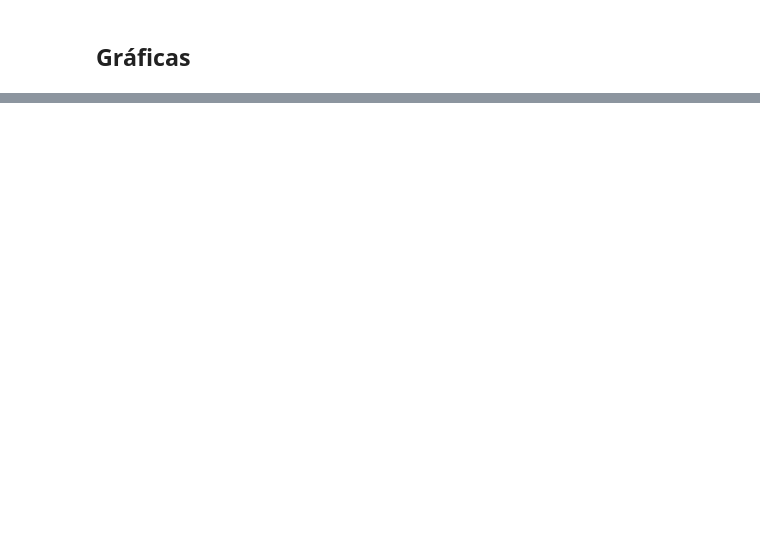
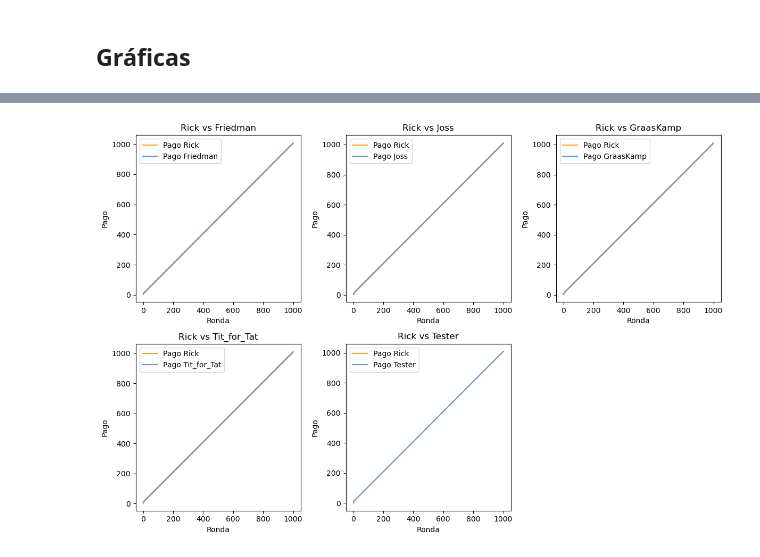
Before and after one commit to AlexFajardo26/Teoria_de_juegos, a Jupyter notebook: Proyecto.ipynb, the cells around one changed output, grey strips where cells are left out. Drawn from its saved outputs; the diff is of its cells as text; code cells hidden in the pictures; blank space fills up the shorter version.

```diff
--- a/Proyecto.ipynb
+++ b/Proyecto.ipynb
@@ -236,0 +268,26 @@ ValueError: shape mismatch: objects cannot be broadcast to a single shape.  Mism
+# %%
+Rick_game = Rick(aleatorio)
+
+nombres_Rick = ['Friedman', 'Joss', 'GraasKamp', 'Tit_for_Tat', 'Tester']
+oponentes_Rick = [Friedman, Joss, GraasKamp, Tit_for_Tat, Tester]
+
+df_Rick = []
+
+for i in range(len(nombres_Rick)):
+    nombre = nombres_Rick[i]
+    funcion = oponentes_Rick[i]
+
+    plays_op = funcion(Rick_game)
+    pagos_Rick, pagos_oponente = calcular_pagos(Rick_game, plays_op)
+
+    df2_Rick = pd.DataFrame({
+        'Ronda': list(range(1, len(aleatorio) + 1)),
+        'Rick': Rick_game,
+        nombre: plays_op,
+        'Pago Rick': pagos_Rick,
+        f'Pago {nombre}': pagos_oponente
+    })
+
+    df_Rick.append(df2_Rick)
+
+df_Rick[1]
@@ -236,0 +308,4 @@ ValueError: shape mismatch: objects cannot be broadcast to a single shape.  Mism
+# %%
+grafica_pagos(df_Rick, nombres_Rick, 'Rick')
+# %% [output]
+[figure, added]
```
Also changed, not shown: parts of 18 cells of this notebook.
